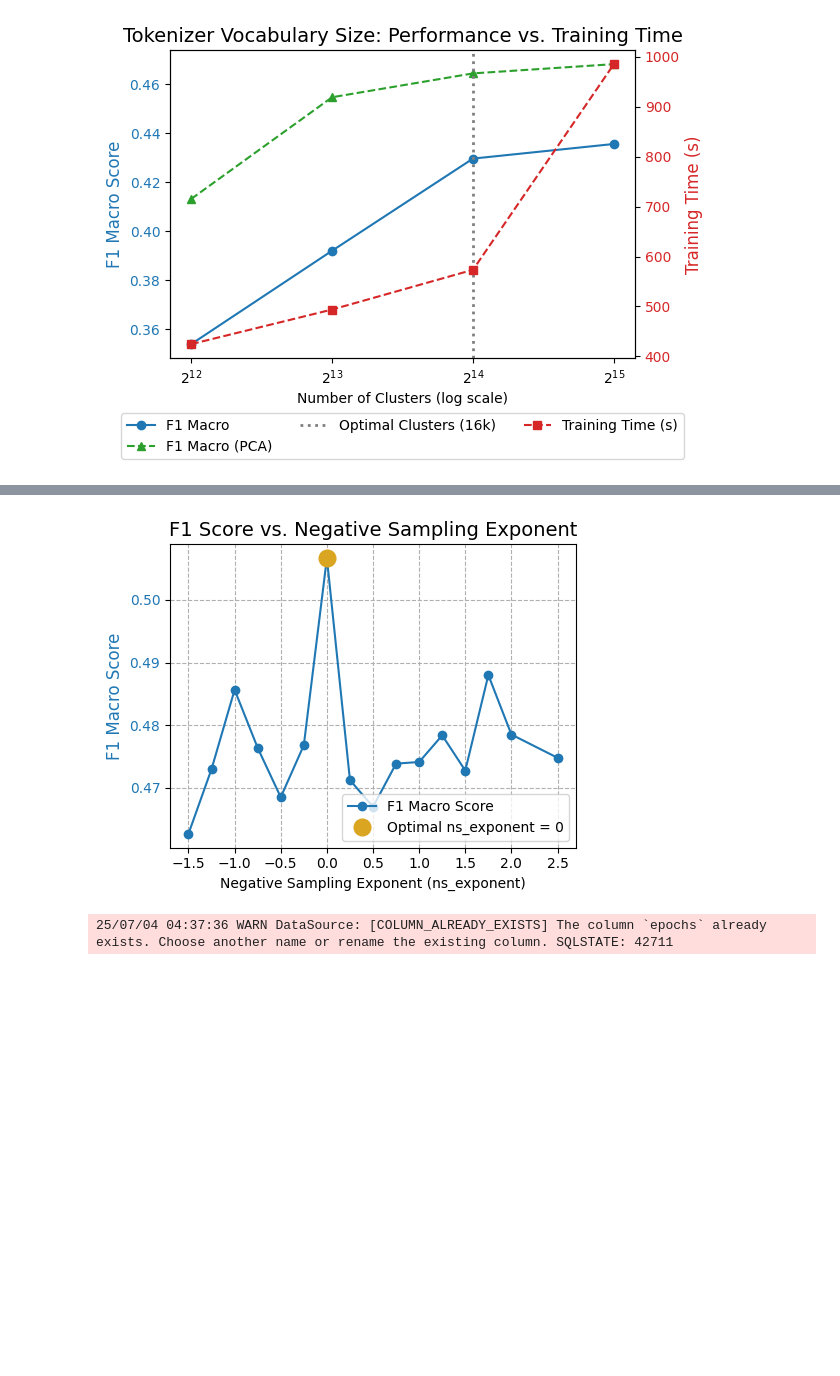
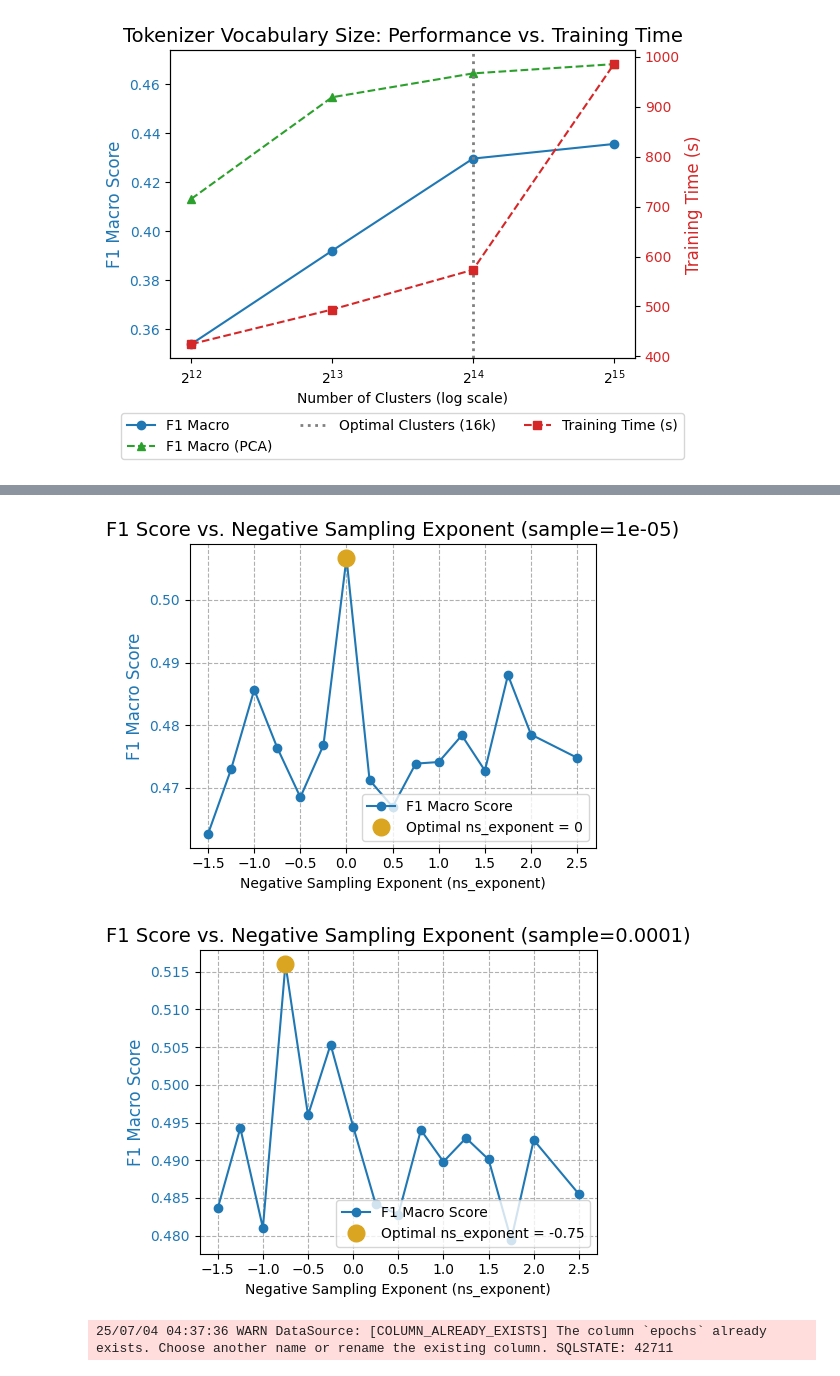
Before and after one commit to dsgt-arc/birdclef-2025, a Jupyter notebook: user/acmiyaguchi/quantization/notebooks/12-check-tune-v2.ipynb, the cells around one changed output, grey strips where cells are left out. Cells and saved outputs as stored; diff of their text form; code cells hidden in the pictures; blank space fills up the shorter version.

```diff
--- a/user/acmiyaguchi/quantization/notebooks/12-check-tune-v2.ipynb
+++ b/user/acmiyaguchi/quantization/notebooks/12-check-tune-v2.ipynb
@@ -185,47 +181,49 @@ ns = show_results(f"{scratch}/mel2vec-tune/tune-ns")
 # %%
-df = ns.toPandas()
-# Sort by ns_exponent to ensure the line plot connects points correctly
-df = df.sort_values(by="ns_exponent").reset_index(drop=True)
+for sample in [1e-5, 1e-4]:
+    df = ns.where(F.col("sample") == sample).toPandas()
+    # Sort by ns_exponent to ensure the line plot connects points correctly
+    df = df.sort_values(by="ns_exponent").reset_index(drop=True)
 
-# Create the plot
-fig, ax1 = plt.subplots(figsize=(5, 4))
+    # Create the plot
+    fig, ax1 = plt.subplots(figsize=(5, 4))
 
-# Plot F1 Score
-color = "tab:blue"
-ax1.set_xlabel("Negative Sampling Exponent (ns_exponent)")
-ax1.set_ylabel("F1 Macro Score", color=color, fontsize=12)
-ax1.plot(
-    df["ns_exponent"],
-    df["f1_macro_score"],
-    color=color,
-    marker="o",
-    label="F1 Macro Score",
-)
-ax1.tick_params(axis="y", labelcolor=color)
-ax1.grid(True, which="both", linestyle="--")
+    # Plot F1 Score
+    color = "tab:blue"
+    ax1.set_xlabel("Negative Sampling Exponent (ns_exponent)")
+    ax1.set_ylabel("F1 Macro Score", color=color, fontsize=12)
+    ax1.plot(
+        df["ns_exponent"],
+        df["f1_macro_score"],
+        color=color,
+        marker="o",
+        label="F1 Macro Score",
+    )
+    ax1.tick_params(axis="y", labelcolor=color)
+    ax1.grid(True, which="both", linestyle="--")
 
-# Highlight the optimal point
-optimal_ns = 0
-optimal_f1 = df[df["ns_exponent"] == optimal_ns]["f1_macro_score"].iloc[0]
-ax1.plot(
-    optimal_ns,
-    optimal_f1,
-    "o",
-    markersize=12,
-    color="goldenrod",
-    label=f"Optimal ns_exponent = {optimal_ns}",
-)
+    # Highlight the optimal point
+    optimal_ns = 0 if sample == 1e-5 else -0.75
+    optimal_f1 = df[df["ns_exponent"] == optimal_ns]["f1_macro_score"].iloc[0]
+    ax1.plot(
+        optimal_ns,
+        optimal_f1,
+        "o",
+        markersize=12,
+        color="goldenrod",
+        label=f"Optimal ns_exponent = {optimal_ns}",
+    )
 
-# Final Touches
-plt.title("F1 Score vs. Negative Sampling Exponent", fontsize=14)
-ax1.legend(loc="lower right")
+    # Final Touches
+    plt.title(f"F1 Score vs. Negative Sampling Exponent (sample={sample})", fontsize=14)
+    ax1.legend(loc="lower right")
 
-fig.tight_layout()
-fig.set_size_inches(5, 4)
-plt.savefig("ns_exponent_tuning_plot.png", dpi=300, bbox_inches="tight")
-plt.show()
+    fig.tight_layout()
+    fig.set_size_inches(5, 4)
+    plt.savefig(f"ns_exponent_tuning_plot_{sample}.png", dpi=300, bbox_inches="tight")
+    plt.show()
 # %% [output]
-[figure, old version]
+[figure, new version]
+[figure, added]
 # %%
 v2 = show_results(f"{scratch}/mel2vec-v2")
 # %% [output]
```
Also changed, not shown: parts of 3 cells of this notebook, 5 other files.
